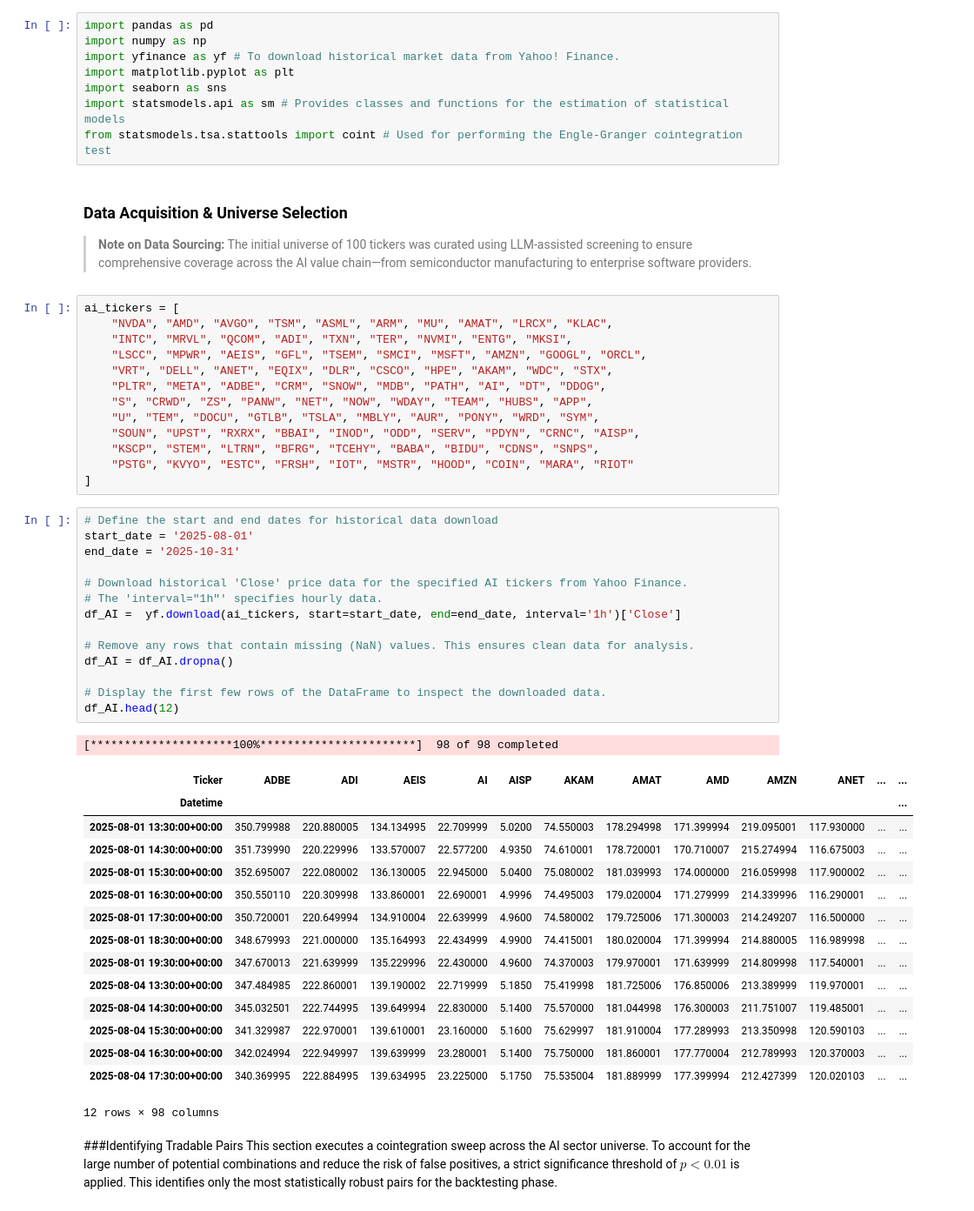
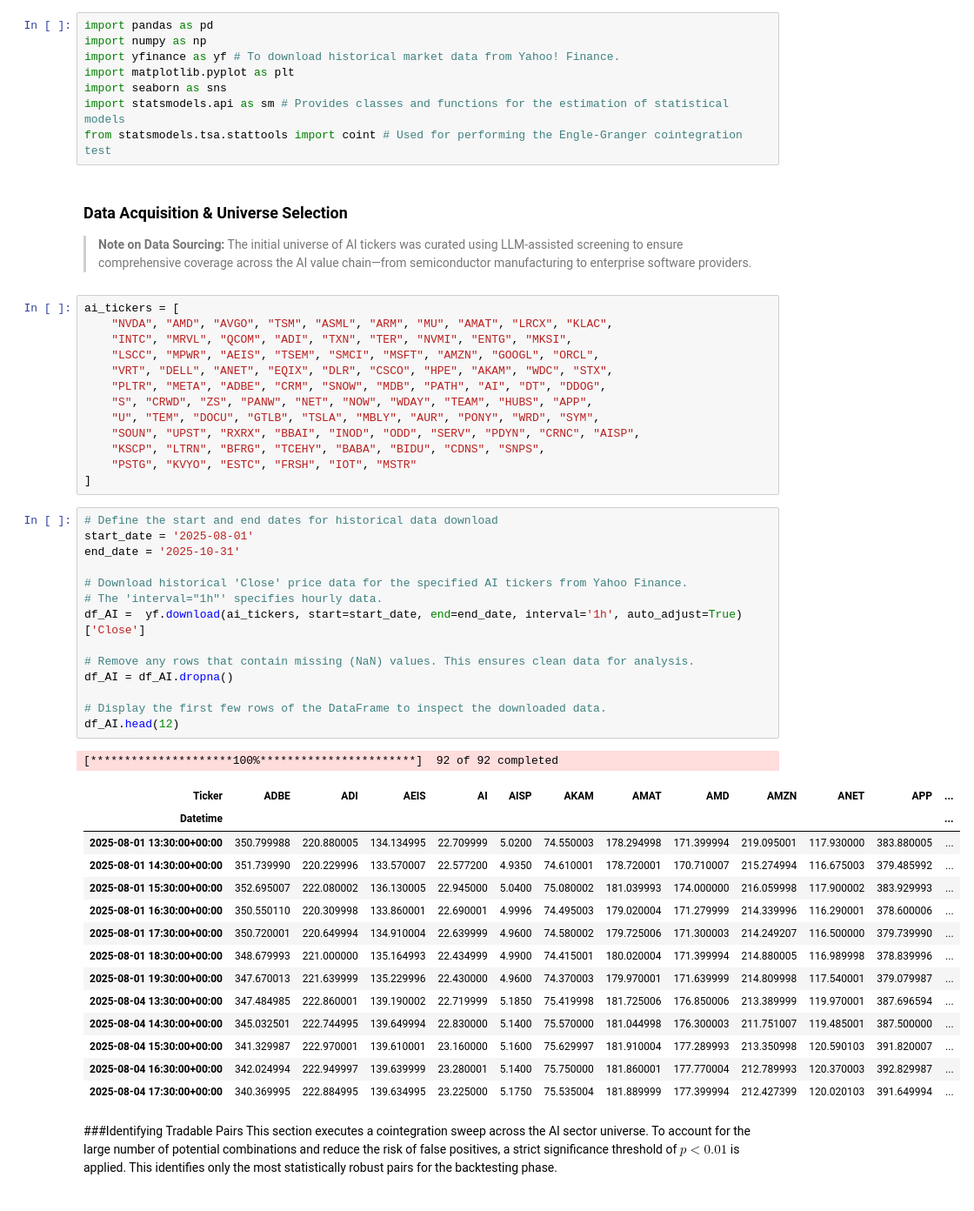
Before and after one commit to GadiSap/Statistical-Arbitrage-Backtester, a Jupyter notebook: AI_Sector_Statistical_Arbitrage_Framework.ipynb, the cells around one changed output. Shown at 87% size. Drawn from its saved outputs; the diff is of its cells as text.

```diff
--- a/AI_Sector_Statistical_Arbitrage_Framework.ipynb
+++ b/AI_Sector_Statistical_Arbitrage_Framework.ipynb
@@ -27,51 +27,50 @@ import statsmodels.api as sm # Provides classes and functions for the estimation
 from statsmodels.tsa.stattools import coint # Used for performing the Engle-Granger cointegration test
 # %% [markdown]
 ### Data Acquisition & Universe Selection
-> **Note on Data Sourcing:** The initial universe of 100 tickers was curated using LLM-assisted screening to ensure comprehensive coverage across the AI value chain—from semiconductor manufacturing to enterprise software providers.
+> **Note on Data Sourcing:** The initial universe of AI tickers was curated using LLM-assisted screening to ensure comprehensive coverage across the AI value chain—from semiconductor manufacturing to enterprise software providers.
 # %%
 ai_tickers = [
     "NVDA", "AMD", "AVGO", "TSM", "ASML", "ARM", "MU", "AMAT", "LRCX", "KLAC",
     "INTC", "MRVL", "QCOM", "ADI", "TXN", "TER", "NVMI", "ENTG", "MKSI",
-    "LSCC", "MPWR", "AEIS", "GFL", "TSEM", "SMCI", "MSFT", "AMZN", "GOOGL", "ORCL",
+    "LSCC", "MPWR", "AEIS", "TSEM", "SMCI", "MSFT", "AMZN", "GOOGL", "ORCL",
     "VRT", "DELL", "ANET", "EQIX", "DLR", "CSCO", "HPE", "AKAM", "WDC", "STX",
     "PLTR", "META", "ADBE", "CRM", "SNOW", "MDB", "PATH", "AI", "DT", "DDOG",
     "S", "CRWD", "ZS", "PANW", "NET", "NOW", "WDAY", "TEAM", "HUBS", "APP",
     "U", "TEM", "DOCU", "GTLB", "TSLA", "MBLY", "AUR", "PONY", "WRD", "SYM",
     "SOUN", "UPST", "RXRX", "BBAI", "INOD", "ODD", "SERV", "PDYN", "CRNC", "AISP",
-    "KSCP", "STEM", "LTRN", "BFRG", "TCEHY", "BABA", "BIDU", "CDNS", "SNPS",
-    "PSTG", "KVYO", "ESTC", "FRSH", "IOT", "MSTR", "HOOD", "COIN", "MARA", "RIOT"
+    "KSCP", "LTRN", "BFRG", "TCEHY", "BABA", "BIDU", "CDNS", "SNPS",
+    "PSTG", "KVYO", "ESTC", "FRSH", "IOT", "MSTR"
 ]
 # %%
 # Define the start and end dates for historical data download
 start_date = '2025-08-01'
 end_date = '2025-10-31'
 
 # Download historical 'Close' price data for the specified AI tickers from Yahoo Finance.
 # The 'interval="1h"' specifies hourly data.
-df_AI =  yf.download(ai_tickers, start=start_date, end=end_date, interval='1h')['Close']
+df_AI =  yf.download(ai_tickers, start=start_date, end=end_date, interval='1h', auto_adjust=True)['Close']
 
 # Remove any rows that contain missing (NaN) values. This ensures clean data for analysis.
 df_AI = df_AI.dropna()
 
 # Display the first few rows of the DataFrame to inspect the downloaded data.
 df_AI.head(12)
 # %% [output]
-[*********************100%***********************]  98 of 98 completed
+[*********************100%***********************]  92 of 92 completed
-| Ticker | ADBE | ADI | AEIS | AI | AISP | AKAM | AMAT | AMD | AMZN | ANET | ... | ... |
+| Ticker | ADBE | ADI | AEIS | AI | AISP | AKAM | AMAT | AMD | AMZN | ANET | APP | ... |
 | Datetime |  |  |  |  |  |  |  |  |  |  |  | ... |
-| 2025-08-01 13:30:00+00:00 | 350.799988 | 220.880005 | 134.134995 | 22.709999 | 5.0200 | 74.550003 | 178.294998 | 171.399994 | 219.095001 | 117.930000 | ... | ... |
-| 2025-08-01 14:30:00+00:00 | 351.739990 | 220.229996 | 133.570007 | 22.577200 | 4.9350 | 74.610001 | 178.720001 | 170.710007 | 215.274994 | 116.675003 | ... | ... |
-| 2025-08-01 15:30:00+00:00 | 352.695007 | 222.080002 | 136.130005 | 22.945000 | 5.0400 | 75.080002 | 181.039993 | 174.000000 | 216.059998 | 117.900002 | ... | ... |
-| 2025-08-01 16:30:00+00:00 | 350.550110 | 220.309998 | 133.860001 | 22.690001 | 4.9996 | 74.495003 | 179.020004 | 171.279999 | 214.339996 | 116.290001 | ... | ... |
-| 2025-08-01 17:30:00+00:00 | 350.720001 | 220.649994 | 134.910004 | 22.639999 | 4.9600 | 74.580002 | 179.725006 | 171.300003 | 214.249207 | 116.500000 | ... | ... |
-| 2025-08-01 18:30:00+00:00 | 348.679993 | 221.000000 | 135.164993 | 22.434999 | 4.9900 | 74.415001 | 180.020004 | 171.399994 | 214.880005 | 116.989998 | ... | ... |
-| 2025-08-01 19:30:00+00:00 | 347.670013 | 221.639999 | 135.229996 | 22.430000 | 4.9600 | 74.370003 | 179.970001 | 171.639999 | 214.809998 | 117.540001 | ... | ... |
-| 2025-08-04 13:30:00+00:00 | 347.484985 | 222.860001 | 139.190002 | 22.719999 | 5.1850 | 75.419998 | 181.725006 | 176.850006 | 213.389999 | 119.970001 | ... | ... |
-| 2025-08-04 14:30:00+00:00 | 345.032501 | 222.744995 | 139.649994 | 22.830000 | 5.1400 | 75.570000 | 181.044998 | 176.300003 | 211.751007 | 119.485001 | ... | ... |
-| 2025-08-04 15:30:00+00:00 | 341.329987 | 222.970001 | 139.610001 | 23.160000 | 5.1600 | 75.629997 | 181.910004 | 177.289993 | 213.350998 | 120.590103 | ... | ... |
-| 2025-08-04 16:30:00+00:00 | 342.024994 | 222.949997 | 139.639999 | 23.280001 | 5.1400 | 75.750000 | 181.860001 | 177.770004 | 212.789993 | 120.370003 | ... | ... |
-| 2025-08-04 17:30:00+00:00 | 340.369995 | 222.884995 | 139.634995 | 23.225000 | 5.1750 | 75.535004 | 181.889999 | 177.399994 | 212.427399 | 120.020103 | ... | ... |
+| 2025-08-01 13:30:00+00:00 | 350.799988 | 220.880005 | 134.134995 | 22.709999 | 5.0200 | 74.550003 | 178.294998 | 171.399994 | 219.095001 | 117.930000 | 383.880005 | ... |
+| 2025-08-01 14:30:00+00:00 | 351.739990 | 220.229996 | 133.570007 | 22.577200 | 4.9350 | 74.610001 | 178.720001 | 170.710007 | 215.274994 | 116.675003 | 379.485992 | ... |
+| 2025-08-01 15:30:00+00:00 | 352.695007 | 222.080002 | 136.130005 | 22.945000 | 5.0400 | 75.080002 | 181.039993 | 174.000000 | 216.059998 | 117.900002 | 383.929993 | ... |
+| 2025-08-01 16:30:00+00:00 | 350.550110 | 220.309998 | 133.860001 | 22.690001 | 4.9996 | 74.495003 | 179.020004 | 171.279999 | 214.339996 | 116.290001 | 378.600006 | ... |
+| 2025-08-01 17:30:00+00:00 | 350.720001 | 220.649994 | 134.910004 | 22.639999 | 4.9600 | 74.580002 | 179.725006 | 171.300003 | 214.249207 | 116.500000 | 379.739990 | ... |
+| 2025-08-01 18:30:00+00:00 | 348.679993 | 221.000000 | 135.164993 | 22.434999 | 4.9900 | 74.415001 | 180.020004 | 171.399994 | 214.880005 | 116.989998 | 378.839996 | ... |
+| 2025-08-01 19:30:00+00:00 | 347.670013 | 221.639999 | 135.229996 | 22.430000 | 4.9600 | 74.370003 | 179.970001 | 171.639999 | 214.809998 | 117.540001 | 379.079987 | ... |
+| 2025-08-04 13:30:00+00:00 | 347.484985 | 222.860001 | 139.190002 | 22.719999 | 5.1850 | 75.419998 | 181.725006 | 176.850006 | 213.389999 | 119.970001 | 387.696594 | ... |
+| 2025-08-04 14:30:00+00:00 | 345.032501 | 222.744995 | 139.649994 | 22.830000 | 5.1400 | 75.570000 | 181.044998 | 176.300003 | 211.751007 | 119.485001 | 387.500000 | ... |
+| 2025-08-04 15:30:00+00:00 | 341.329987 | 222.970001 | 139.610001 | 23.160000 | 5.1600 | 75.629997 | 181.910004 | 177.289993 | 213.350998 | 120.590103 | 391.820007 | ... |
+| 2025-08-04 16:30:00+00:00 | 342.024994 | 222.949997 | 139.639999 | 23.280001 | 5.1400 | 75.750000 | 181.860001 | 177.770004 | 212.789993 | 120.370003 | 392.829987 | ... |
+| 2025-08-04 17:30:00+00:00 | 340.369995 | 222.884995 | 139.634995 | 23.225000 | 5.1750 | 75.535004 | 181.889999 | 177.399994 | 212.427399 | 120.020103 | 391.649994 | ... |
-12 rows × 98 columns
 # %% [markdown]
 ###Identifying Tradable Pairs
 This section executes a cointegration sweep across the AI sector universe. To account for the large number of potential combinations and reduce the risk of false positives, a strict significance threshold of $p < 0.01$ is applied. This identifies only the most statistically robust pairs for the backtesting phase.
```
Also changed, not shown: parts of 7 cells of this notebook.
